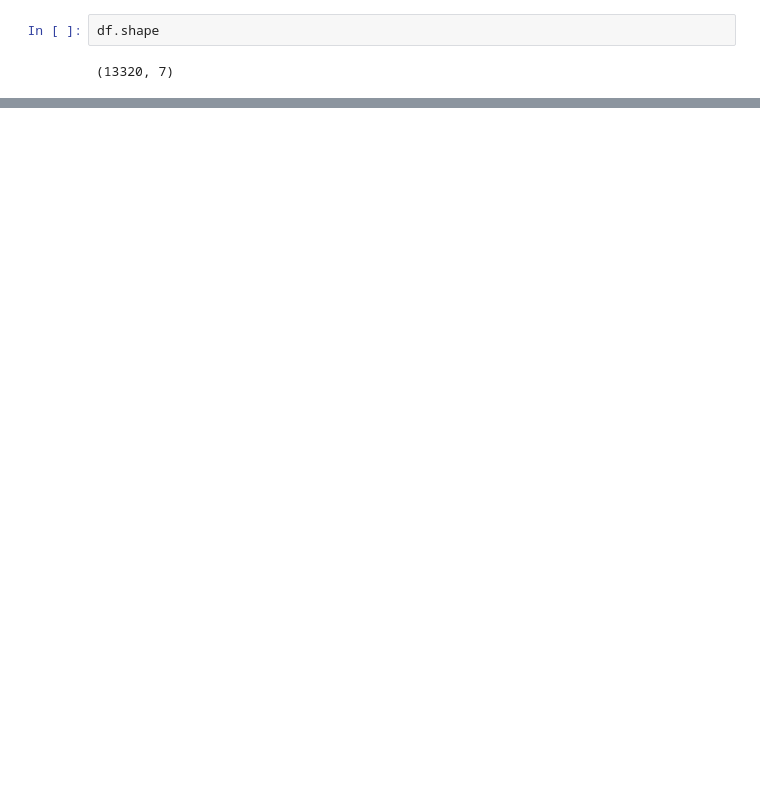
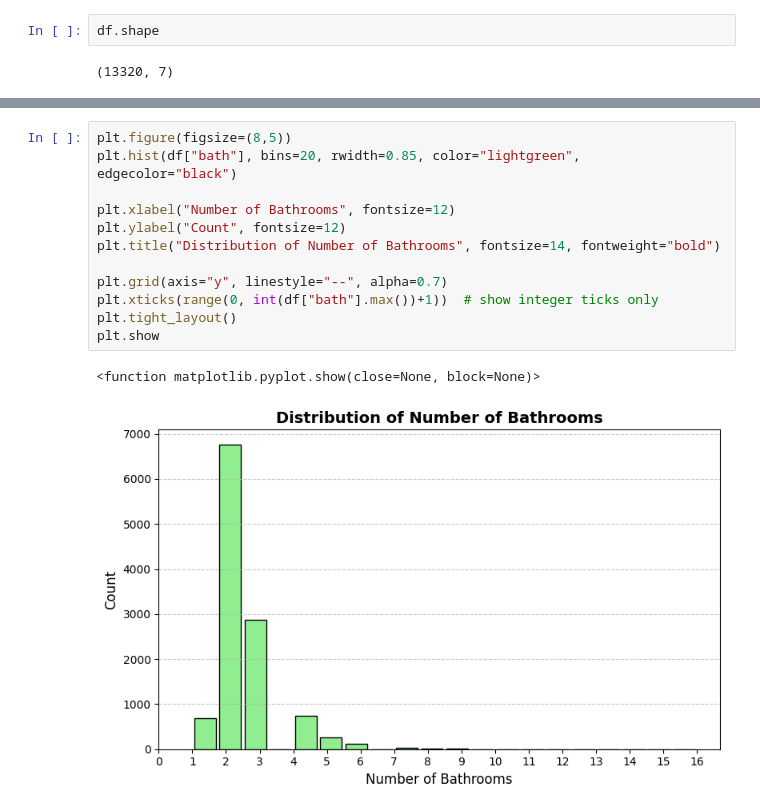
Before and after one commit to Its-Vikas-xd/Machine-Learning, a Jupyter notebook: Project/Real_Estate_price.ipynb, the cells around one changed output, grey strips where cells are left out. Cells and saved outputs as stored; diff of their text form; blank space fills up the shorter version.

```diff
--- a/Project/Real_Estate_price.ipynb
+++ b/Project/Real_Estate_price.ipynb
@@ -278,0 +319,15 @@ Name: price_per_sqft, dtype: float64
+# %%
+plt.figure(figsize=(8,5))
+plt.hist(df["bath"], bins=20, rwidth=0.85, color="lightgreen", edgecolor="black")
+
+plt.xlabel("Number of Bathrooms", fontsize=12)
+plt.ylabel("Count", fontsize=12)
+plt.title("Distribution of Number of Bathrooms", fontsize=14, fontweight="bold")
+
+plt.grid(axis="y", linestyle="--", alpha=0.7)
+plt.xticks(range(0, int(df["bath"].max())+1))  # show integer ticks only
+plt.tight_layout()
+plt.show
+# %% [output]
+<function matplotlib.pyplot.show(close=None, block=None)>
+[figure, added]
```
Also changed, not shown: parts of 9 cells of this notebook, 1 other file.
